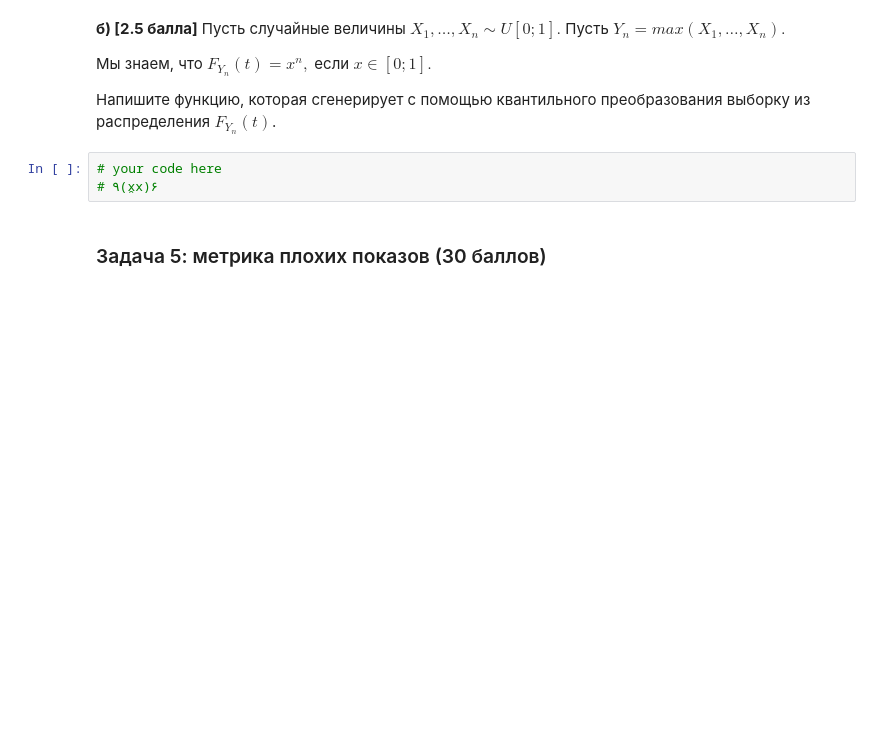
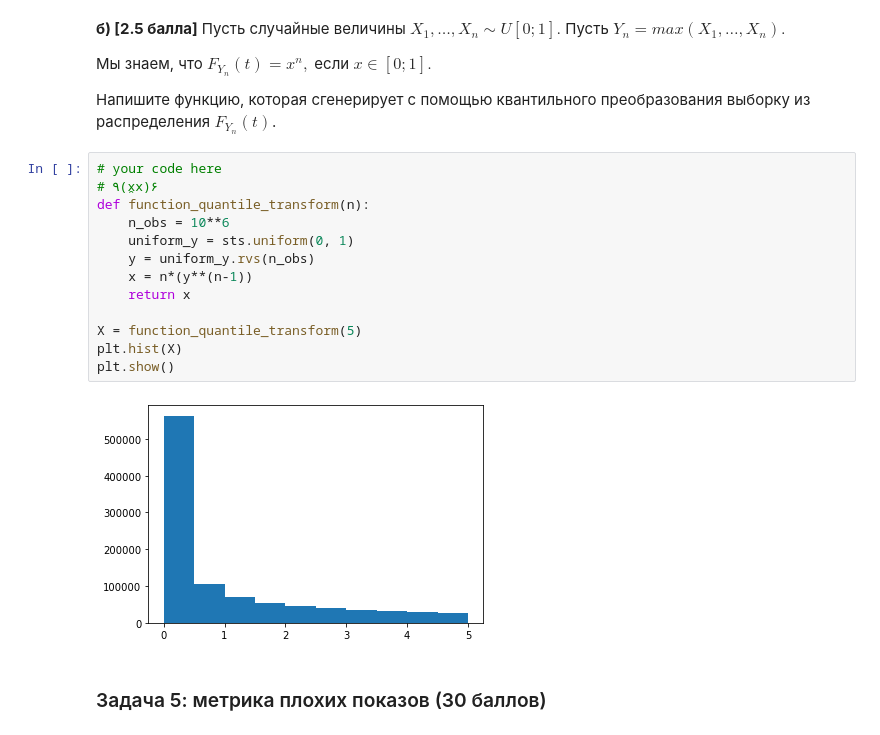
Before and after one commit to IYuminov/yet_another_matstat_course, a Jupyter notebook: hw_2024/yam_hw01-Interstellar.ipynb, the cells around one changed output. Drawn from its saved outputs; the diff is of its cells as text; blank space fills up the shorter version.

```diff
--- a/hw_2024/yam_hw01-Interstellar.ipynb
+++ b/hw_2024/yam_hw01-Interstellar.ipynb
@@ -311,6 +321,18 @@ __б) [2.5 балла]__ Пусть случайные величины $X_1, \l
 # %%
 # your code here
 # ٩(x̯x)۶
+def function_quantile_transform(n):
+    n_obs = 10**6
+    uniform_y = sts.uniform(0, 1)
+    y = uniform_y.rvs(n_obs)
+    x = n*(y**(n-1))
+    return x
+
+X = function_quantile_transform(5)
+plt.hist(X)
+plt.show()
+# %% [output]
+[figure, added]
 # %% [markdown]
 ### Задача 5: метрика плохих показов (30 баллов)
 # %% [markdown]
```
Also changed, not shown: parts of 5 cells of this notebook.
